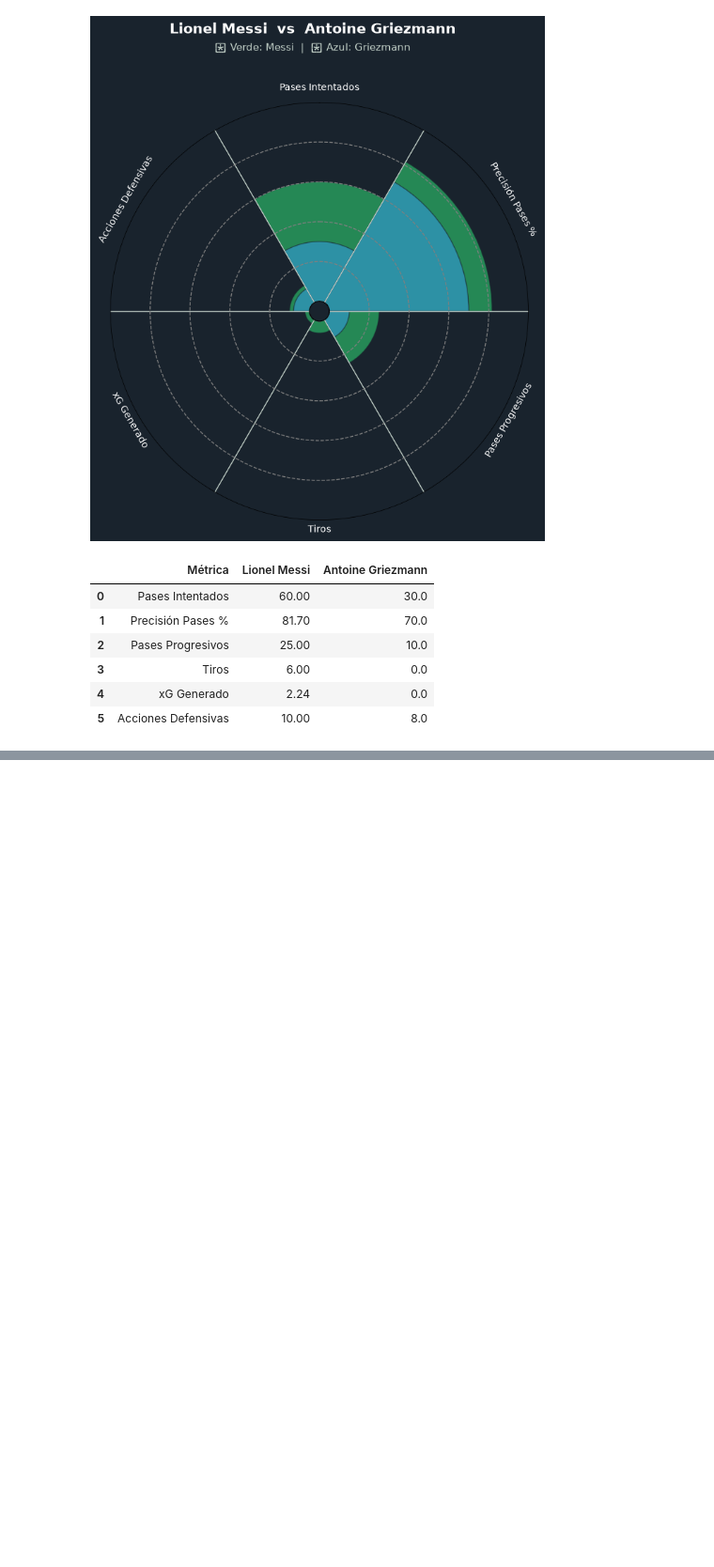
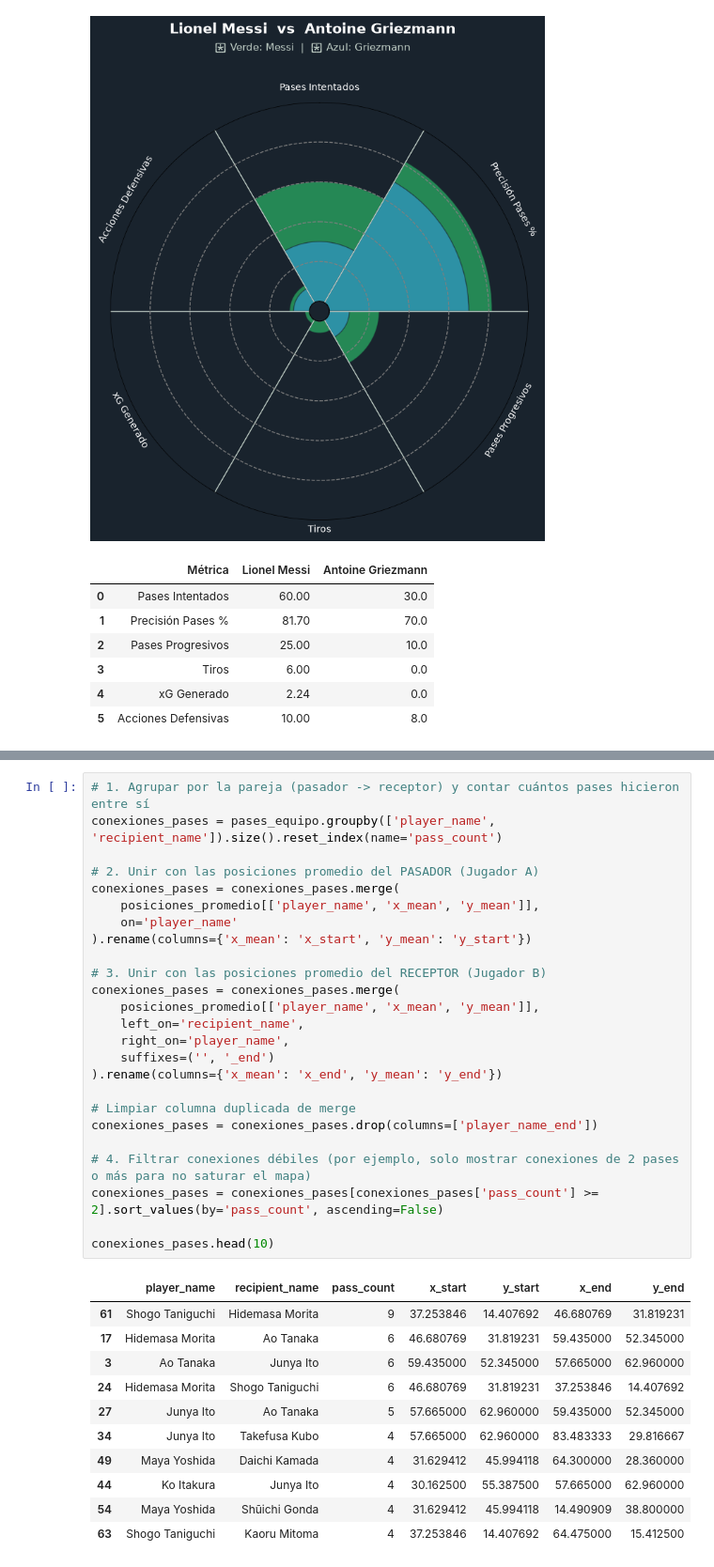
Before and after one commit to Magffbe/football-tactical-dashboard, a Jupyter notebook: experimentos.ipynb, the cells around one changed output, grey strips where cells are left out. Shown at 94% size. Saved outputs shown, nothing was run; the diff lists cells and outputs as text; blank space fills up the shorter version.

```diff
--- a/experimentos.ipynb
+++ b/experimentos.ipynb
@@ -173,0 +271,37 @@ df_comparativa
+# %%
+# 1. Agrupar por la pareja (pasador -> receptor) y contar cuántos pases hicieron entre sí
+conexiones_pases = pases_equipo.groupby(['player_name', 'recipient_name']).size().reset_index(name='pass_count')
+
+# 2. Unir con las posiciones promedio del PASADOR (Jugador A)
+conexiones_pases = conexiones_pases.merge(
+    posiciones_promedio[['player_name', 'x_mean', 'y_mean']],
+    on='player_name'
+).rename(columns={'x_mean': 'x_start', 'y_mean': 'y_start'})
+
+# 3. Unir con las posiciones promedio del RECEPTOR (Jugador B)
+conexiones_pases = conexiones_pases.merge(
+    posiciones_promedio[['player_name', 'x_mean', 'y_mean']],
+    left_on='recipient_name',
+    right_on='player_name',
+    suffixes=('', '_end')
+).rename(columns={'x_mean': 'x_end', 'y_mean': 'y_end'})
+
+# Limpiar columna duplicada de merge
+conexiones_pases = conexiones_pases.drop(columns=['player_name_end'])
+
+# 4. Filtrar conexiones débiles (por ejemplo, solo mostrar conexiones de 2 pases o más para no saturar el mapa)
+conexiones_pases = conexiones_pases[conexiones_pases['pass_count'] >= 2].sort_values(by='pass_count', ascending=False)
+
+conexiones_pases.head(10)
+# %% [output]
+|  | player_name | recipient_name | pass_count | x_start | y_start | x_end | y_end |
+| 61 | Shogo Taniguchi | Hidemasa Morita | 9 | 37.253846 | 14.407692 | 46.680769 | 31.819231 |
+| 17 | Hidemasa Morita | Ao Tanaka | 6 | 46.680769 | 31.819231 | 59.435000 | 52.345000 |
+| 3 | Ao Tanaka | Junya Ito | 6 | 59.435000 | 52.345000 | 57.665000 | 62.960000 |
+| 24 | Hidemasa Morita | Shogo Taniguchi | 6 | 46.680769 | 31.819231 | 37.253846 | 14.407692 |
+| 27 | Junya Ito | Ao Tanaka | 5 | 57.665000 | 62.960000 | 59.435000 | 52.345000 |
+| 34 | Junya Ito | Takefusa Kubo | 4 | 57.665000 | 62.960000 | 83.483333 | 29.816667 |
+| 49 | Maya Yoshida | Daichi Kamada | 4 | 31.629412 | 45.994118 | 64.300000 | 28.360000 |
+| 44 | Ko Itakura | Junya Ito | 4 | 30.162500 | 55.387500 | 57.665000 | 62.960000 |
+| 54 | Maya Yoshida | Shūichi Gonda | 4 | 31.629412 | 45.994118 | 14.490909 | 38.800000 |
+| 63 | Shogo Taniguchi | Kaoru Mitoma | 4 | 37.253846 | 14.407692 | 64.475000 | 15.412500 |
```
Also changed, not shown: parts of 4 cells of this notebook, 1 other file.
